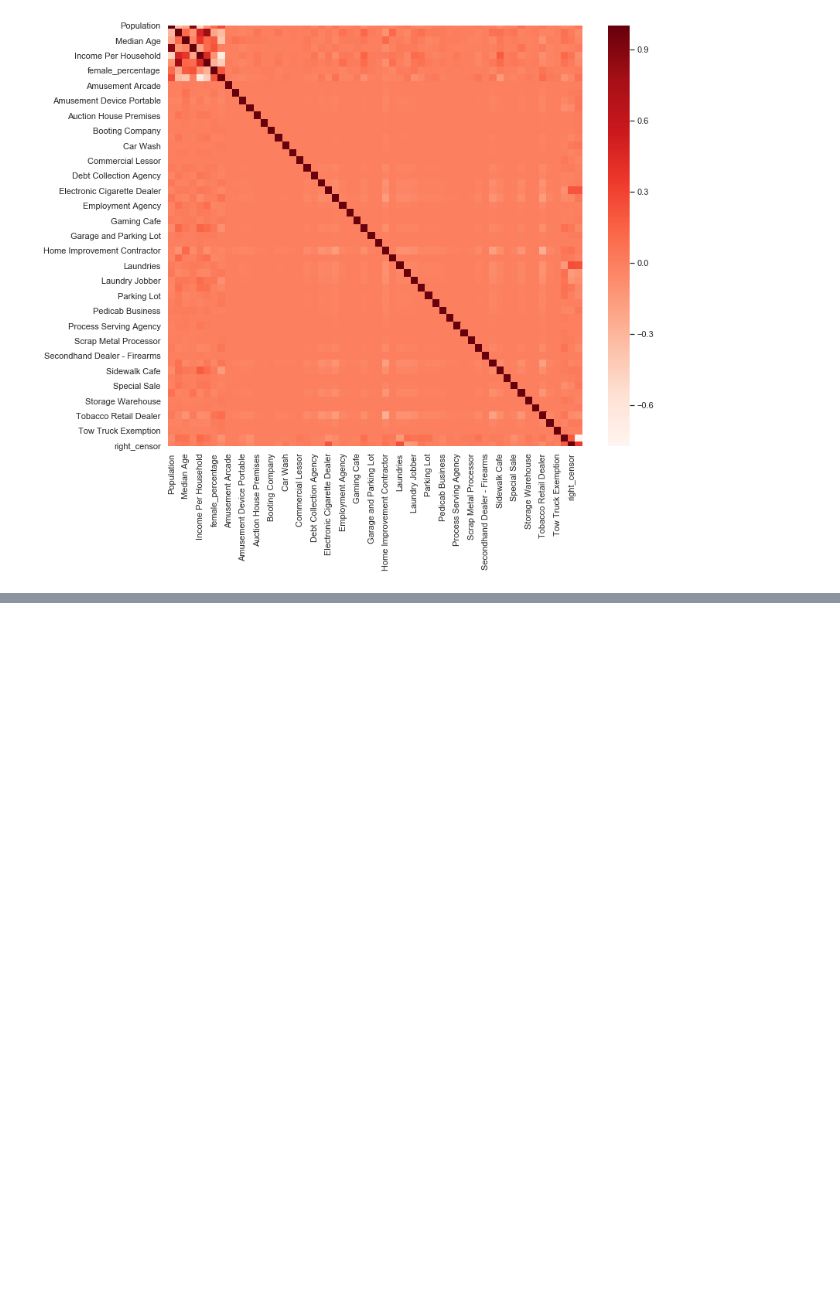
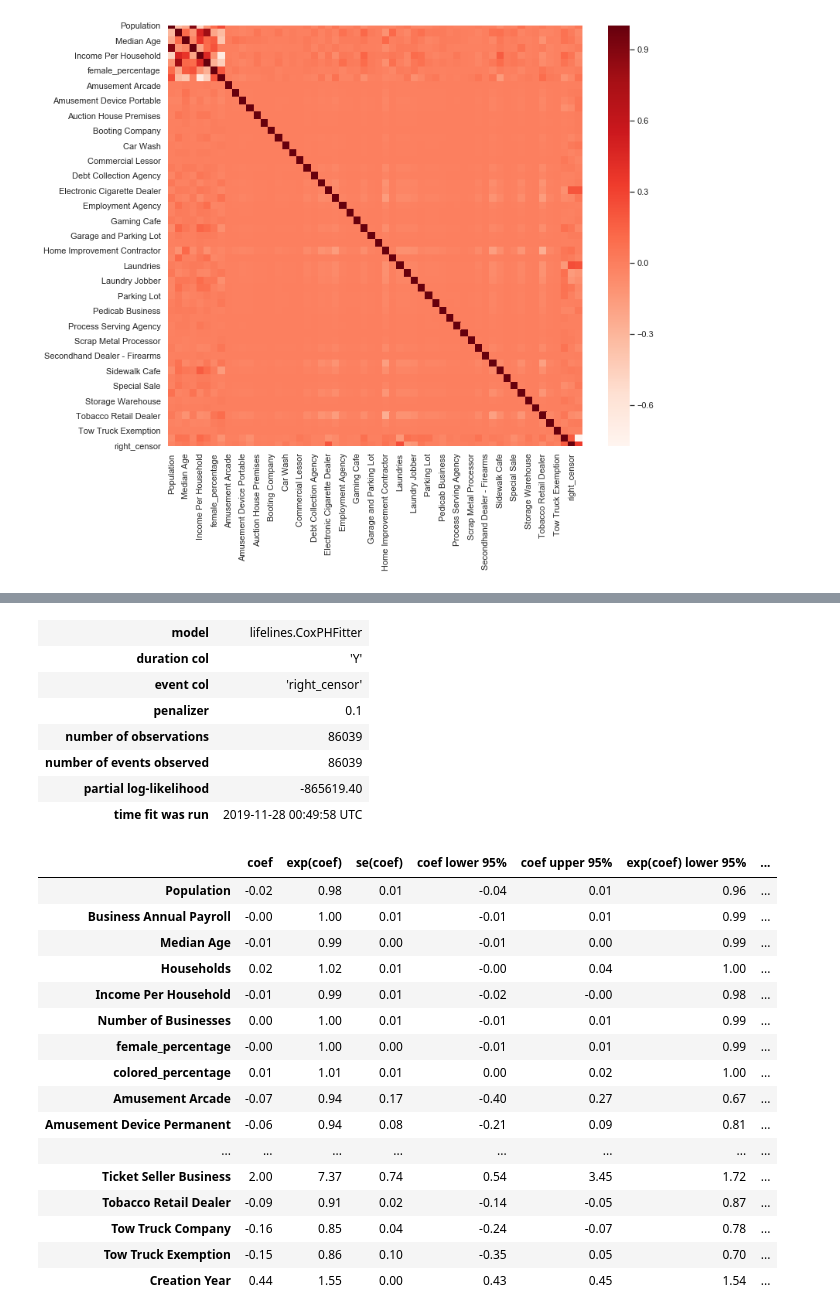
Before and after one commit to ccpokxii/NYC-Company-Survival-Analysis, a Jupyter notebook: Cox_regression.ipynb, the cells around one changed output, grey strips where cells are left out. Drawn from its saved outputs; the diff is of its cells as text; code cells hidden in the pictures; blank space fills up the shorter version.

```diff
--- a/Cox_regression.ipynb
+++ b/Cox_regression.ipynb
@@ -330,0 +336,28 @@ TypeError: __init__() got an unexpected keyword argument 'show_progress'
+# %%
+cph.print_summary()
+# %% [output]
+| model | lifelines.CoxPHFitter |
+| duration col | 'Y' |
+| event col | 'right_censor' |
+| penalizer | 0.1 |
+| number of observations | 86039 |
+| number of events observed | 86039 |
+| partial log-likelihood | -865619.40 |
+| time fit was run | 2019-11-28 00:49:58 UTC |
+|  | coef | exp(coef) | se(coef) | coef lower 95% | coef upper 95% | exp(coef) lower 95% | ... |
+| Population | -0.02 | 0.98 | 0.01 | -0.04 | 0.01 | 0.96 | ... |
+| Business Annual Payroll | -0.00 | 1.00 | 0.01 | -0.01 | 0.01 | 0.99 | ... |
+| Median Age | -0.01 | 0.99 | 0.00 | -0.01 | 0.00 | 0.99 | ... |
+| Households | 0.02 | 1.02 | 0.01 | -0.00 | 0.04 | 1.00 | ... |
+| Income Per Household | -0.01 | 0.99 | 0.01 | -0.02 | -0.00 | 0.98 | ... |
+| Number of Businesses | 0.00 | 1.00 | 0.01 | -0.01 | 0.01 | 0.99 | ... |
+| female_percentage | -0.00 | 1.00 | 0.00 | -0.01 | 0.01 | 0.99 | ... |
+| colored_percentage | 0.01 | 1.01 | 0.01 | 0.00 | 0.02 | 1.00 | ... |
+| Amusement Arcade | -0.07 | 0.94 | 0.17 | -0.40 | 0.27 | 0.67 | ... |
+| Amusement Device Permanent | -0.06 | 0.94 | 0.08 | -0.21 | 0.09 | 0.81 | ... |
+| ... | ... | ... | ... | ... | ... | ... | ... |
+| Ticket Seller Business | 2.00 | 7.37 | 0.74 | 0.54 | 3.45 | 1.72 | ... |
+| Tobacco Retail Dealer | -0.09 | 0.91 | 0.02 | -0.14 | -0.05 | 0.87 | ... |
+| Tow Truck Company | -0.16 | 0.85 | 0.04 | -0.24 | -0.07 | 0.78 | ... |
+| Tow Truck Exemption | -0.15 | 0.86 | 0.10 | -0.35 | 0.05 | 0.70 | ... |
+| Creation Year | 0.44 | 1.55 | 0.00 | 0.43 | 0.45 | 1.54 | ... |
```
Also changed, not shown: parts of 6 cells of this notebook.
